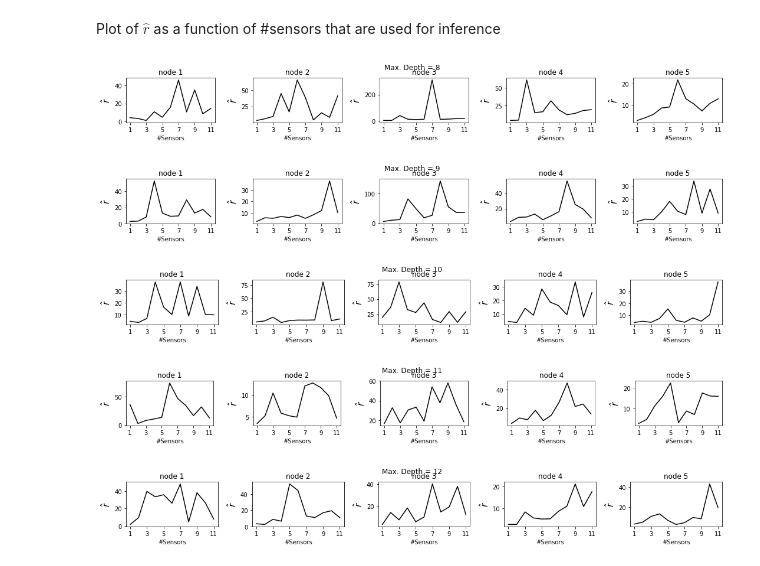
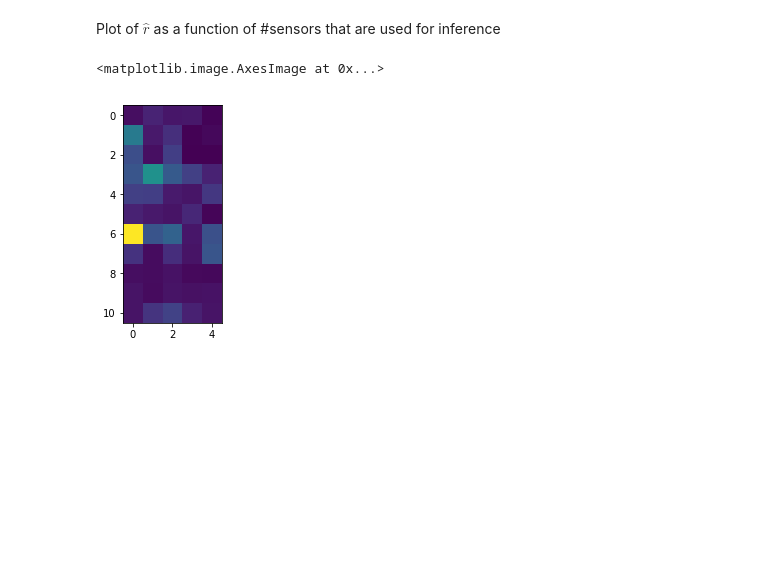
Before and after one commit to dhrunia/infr_szr_prpgtn, a Jupyter notebook: src_snsr_gmtry.ipynb, the cells around one changed output. Drawn from its saved outputs; the diff is of its cells as text; code cells hidden in the pictures; blank space fills up the shorter version.

```diff
--- a/src_snsr_gmtry.ipynb
+++ b/src_snsr_gmtry.ipynb
@@ -302,21 +243,20 @@ np.save(f'{results_dir}/converge_stats.npy',rhats)
 # %% [markdown]
 Plot of $\hat r$ as a function of #sensors that are used for inference
 # %%
-rhats = np.load('results/exp1/converge_stats.npy')
-for k in range(8,max_depth+1):
-    plt.figure(figsize=[15,2])
-    for i in range(1,nn+1):
-        plt.subplot(1,5,i)
-        plt.plot(np.r_[1:12],rhats[k-8,:,i-1],'k')
-        plt.xticks(np.r_[1:12:2],np.r_[1:12:2])
-        plt.xlabel('#Sensors')
-        plt.ylabel('$\hat r$',fontsize=15)
-        plt.gca().set_title(f'node {i}')
-    plt.suptitle(f'Max. Depth = {k}')
-    plt.tight_layout()
+rhats = np.load('results/exp4/converge_stats.npy')
+plt.figure()
+plt.imshow(rhats[0,:,:])
+# for k in max_depth:
+#     plt.figure(figsize=[15,2])
+#     for i in range(1,nn+1):
+#         plt.subplot(1,5,i)
+#         plt.plot(np.r_[1:10],rhats[k-8,:,i-1],'k')
+# #         plt.xticks(np.r_[1:12:2],np.r_[1:12:2])
+#         plt.xlabel('#Sensors')
+#         plt.ylabel('$\hat r$',fontsize=15)
+#         plt.gca().set_title(f'node {i}')
+#     plt.suptitle(f'Max. Depth = {k}')
+#     plt.tight_layout()
 # %% [output]
+<matplotlib.image.AxesImage at 0x...>
-[figure, old version]
+[figure, new version]
-[figure, removed]
-[figure, removed]
-[figure, removed]
-[figure, removed]
```
Also changed, not shown: parts of 7 cells of this notebook, 3 other files.
